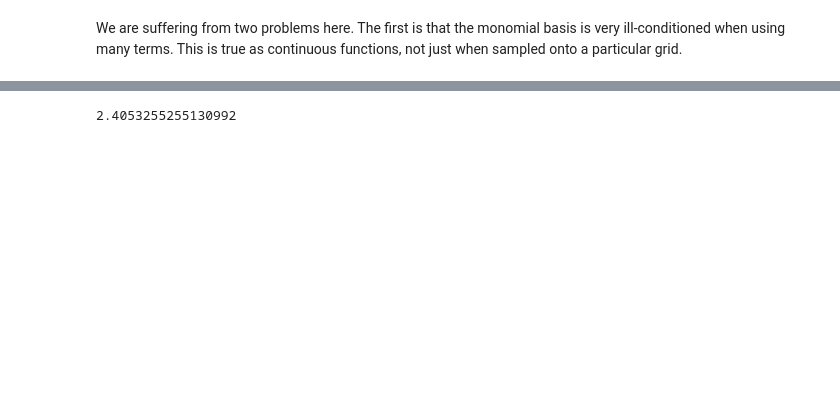
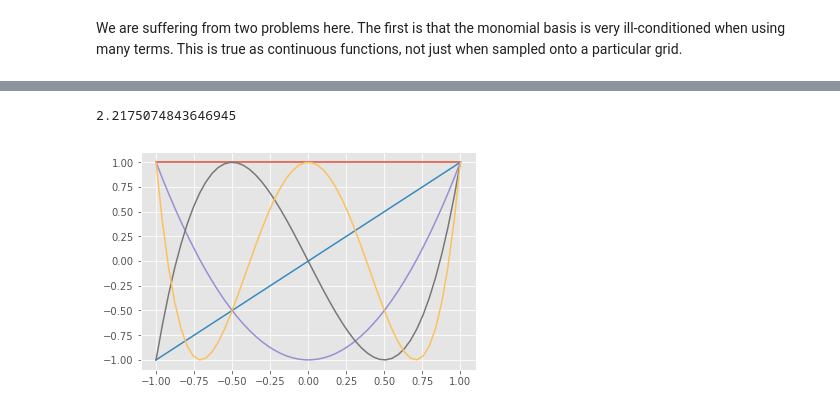
Before and after one commit to cu-numpde/numpde-fall2017, a Jupyter notebook: FDHighOrder.ipynb, the cells around one changed output, grey strips where cells are left out. Cells and saved outputs as stored; diff of their text form; code cells hidden in the pictures; blank space fills up the shorter version.

```diff
--- a/FDHighOrder.ipynb
+++ b/FDHighOrder.ipynb
@@ -209,8 +197,7 @@ def vander_chebyshev(x, n=None):
     return T
 
 x = numpy.linspace(-1, 1)
-pyplot.figure()
-V = vander_chebyshev(x, 6)
+V = vander_chebyshev(x, 5)
 pyplot.plot(x, V)
 numpy.linalg.cond(V)
 # %% [output]
@@ -219,4 +204,5 @@ numpy.linalg.cond(V)
-2.4053255255130992
+2.2175074843646945
+[figure, added]
 # %%
 # We can use the Chebyshev basis for interpolation
 x = numpy.linspace(-2, 2, 4)
```
Also changed, not shown: parts of 23 cells of this notebook.
